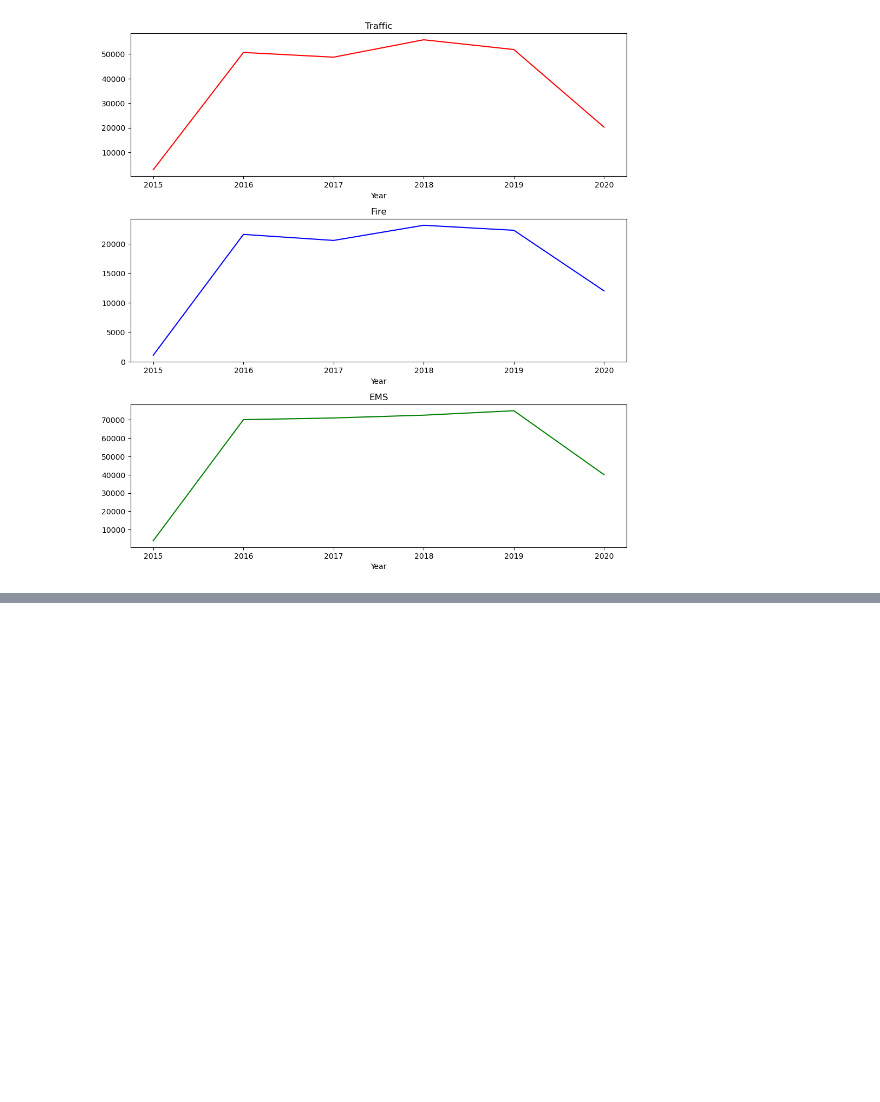
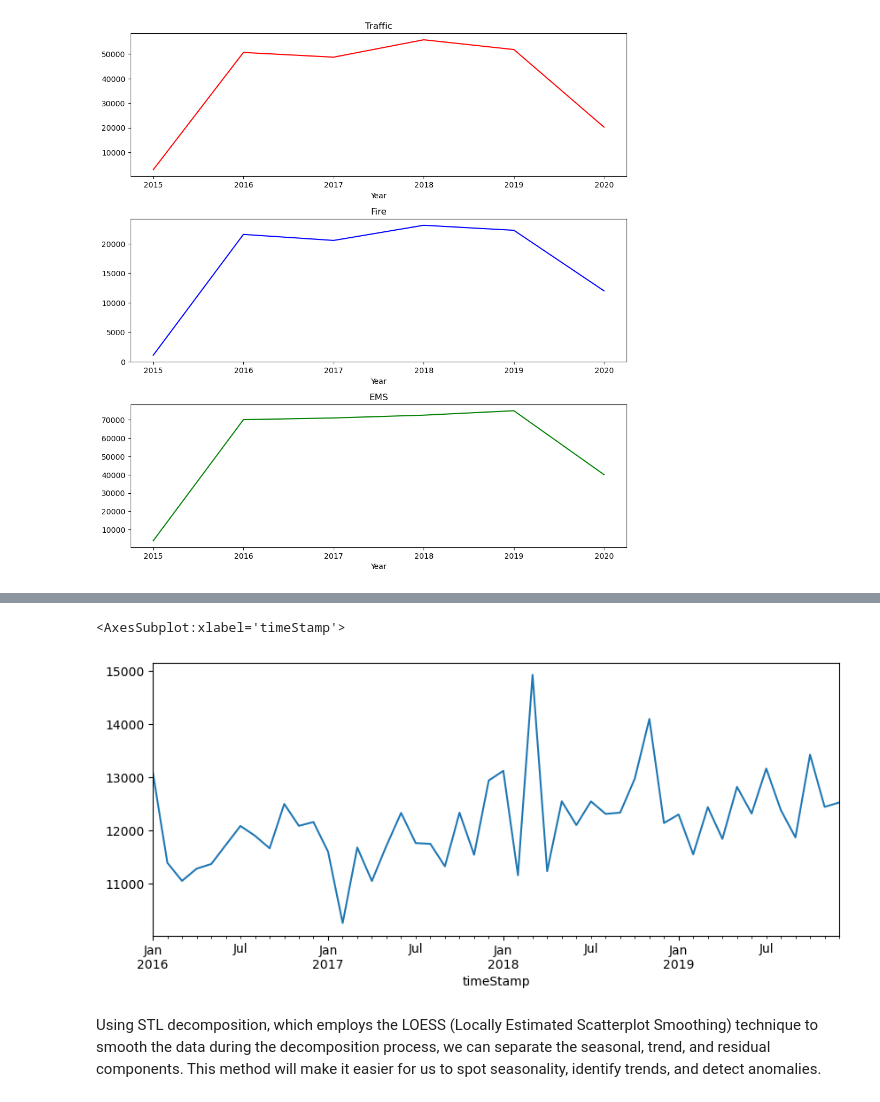
Before and after one commit to Ujjwal-deep/Exploratory-Data-Analysis-in-python, a Jupyter notebook: project/911 Calls project.ipynb, the cells around one changed output, grey strips where cells are left out. Saved outputs shown, nothing was run; the diff lists cells and outputs as text; code cells hidden in the pictures; blank space fills up the shorter version.

```diff
--- a/project/911 Calls project.ipynb
+++ b/project/911 Calls project.ipynb
@@ -370,0 +398,6 @@ From the above plot, it is evident that the number of 911 calls has remained rel
+# %%
+plt.figure(figsize = (10,4))
+df_date.set_index('timeStamp').resample('M').size().plot()
+# %% [output]
+<AxesSubplot:xlabel='timeStamp'>
+[figure, added]
@@ -370,0 +406,2 @@ From the above plot, it is evident that the number of 911 calls has remained rel
+# %% [markdown]
+Using STL decomposition, which employs the LOESS (Locally Estimated Scatterplot Smoothing) technique to smooth the data during the decomposition process, we can separate the seasonal, trend, and residual components. This method will make it easier for us to spot seasonality, identify trends, and detect anomalies.
```
Also changed, not shown: parts of 24 cells of this notebook.
